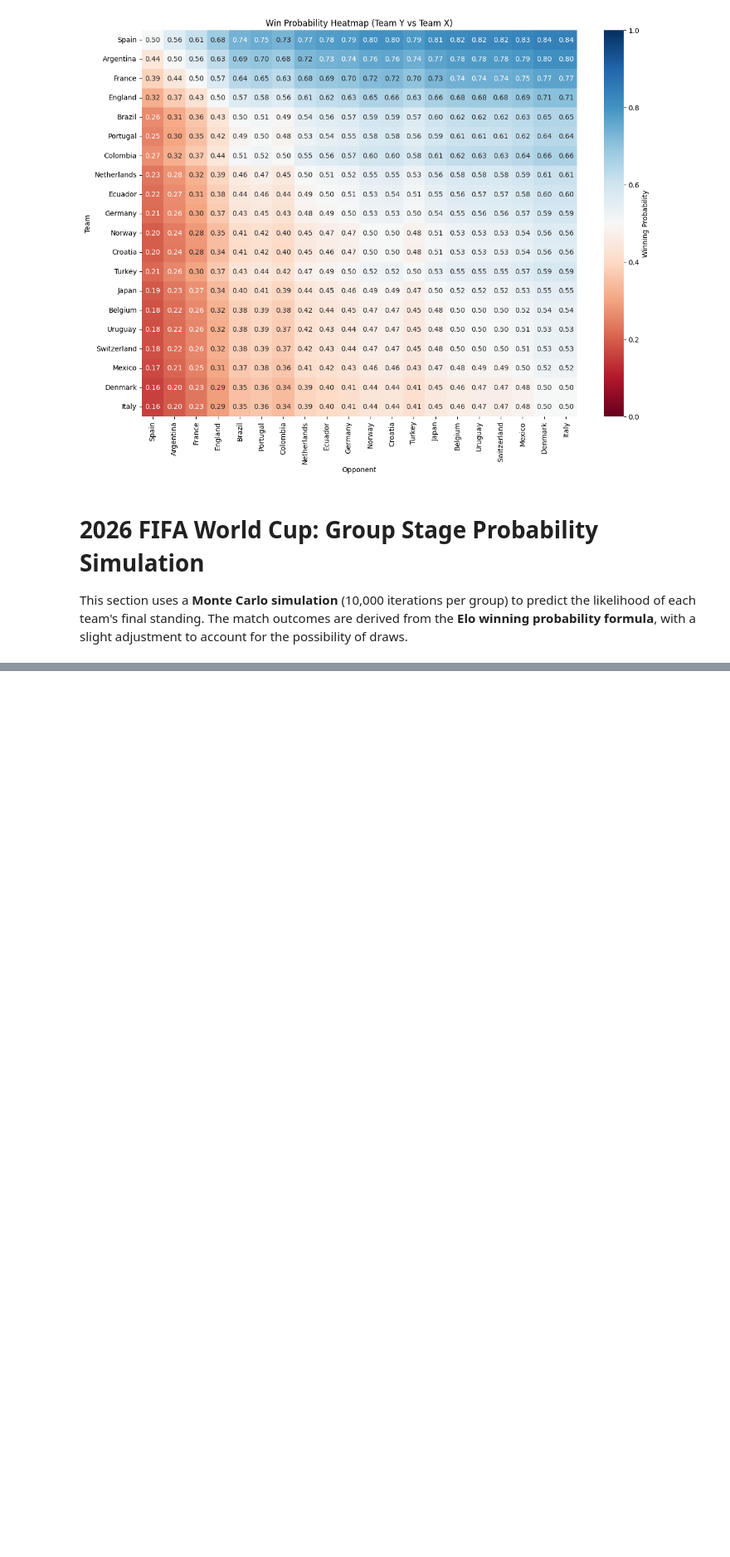
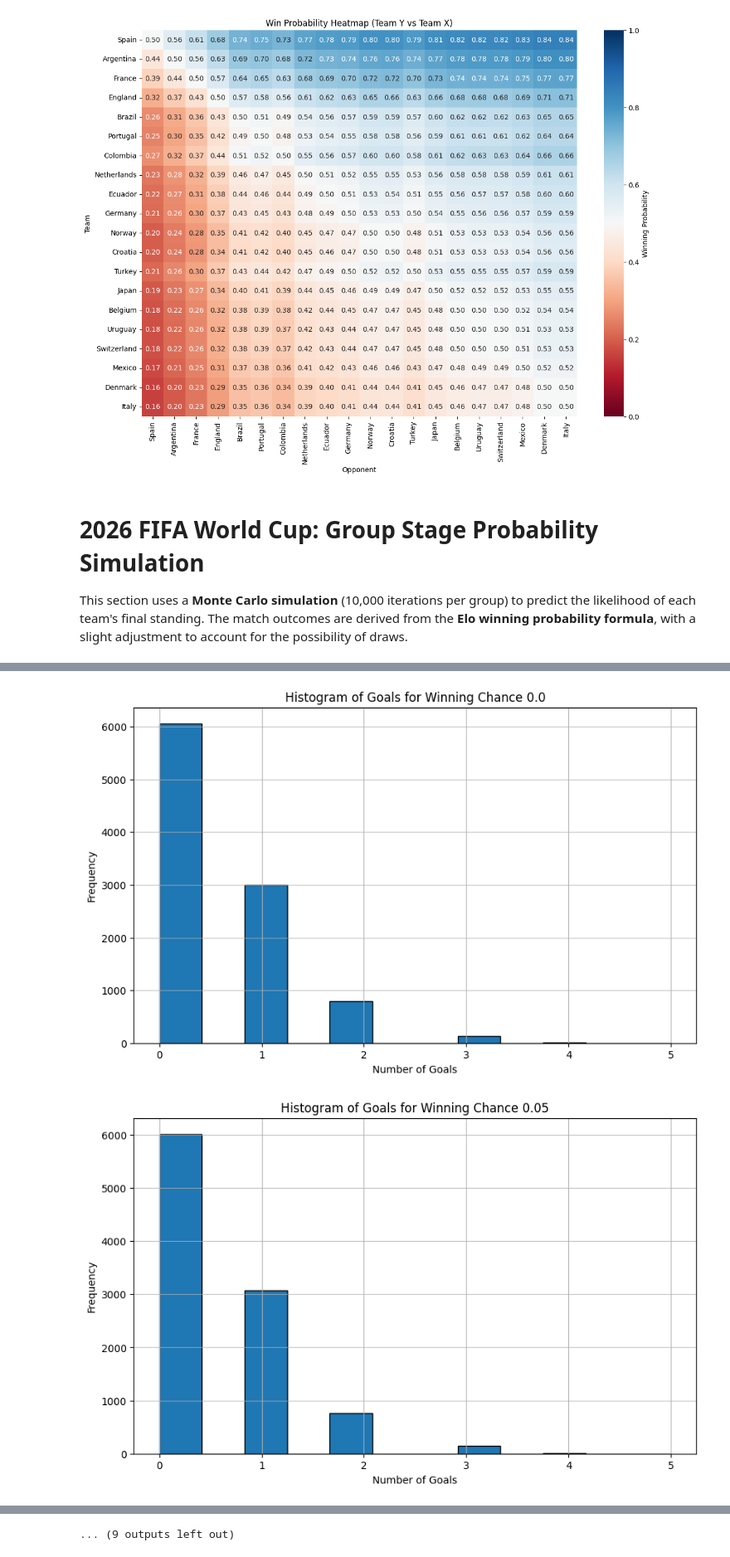
Before and after one commit to FarsusDasdana/WorldCup_EloRating, a Jupyter notebook: EloRating.ipynb, the cells around one changed output, grey strips where cells are left out. Shown at 83% size. Drawn from its saved outputs; the diff is of its cells as text; code cells hidden in the pictures; blank space fills up the shorter version.

```diff
--- a/EloRating.ipynb
+++ b/EloRating.ipynb
@@ -176,0 +221,14 @@ This section uses a **Monte Carlo simulation** (10,000 iterations per group) to
+# %%
+import matplotlib.pyplot as plt
+
+for column in summaryDF.columns:
+  plt.figure(figsize=(10, 6))
+  summaryDF[column].hist(bins=12, edgecolor='black')
+  plt.title(f'Histogram of Goals for Winning Chance {column}')
+  plt.xlabel('Number of Goals')
+  plt.ylabel('Frequency')
+  plt.grid(axis='y', alpha=0.75)
+  plt.show()
+# %% [output]
+[figure, added]
+[figure, added]
@@ -176,0 +245 @@ This section uses a **Monte Carlo simulation** (10,000 iterations per group) to
+... (9 outputs left out)
```
Also changed, not shown: parts of 5 cells of this notebook.
